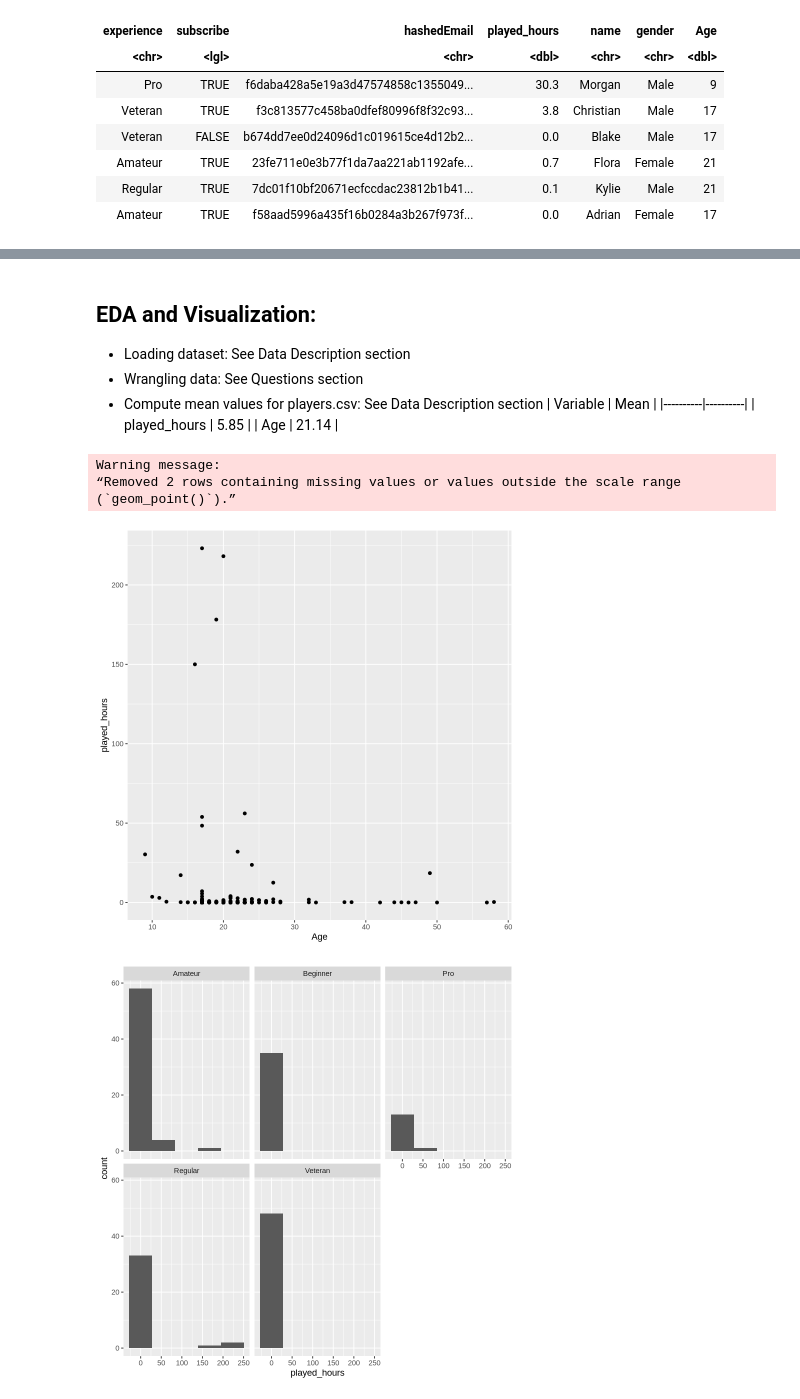
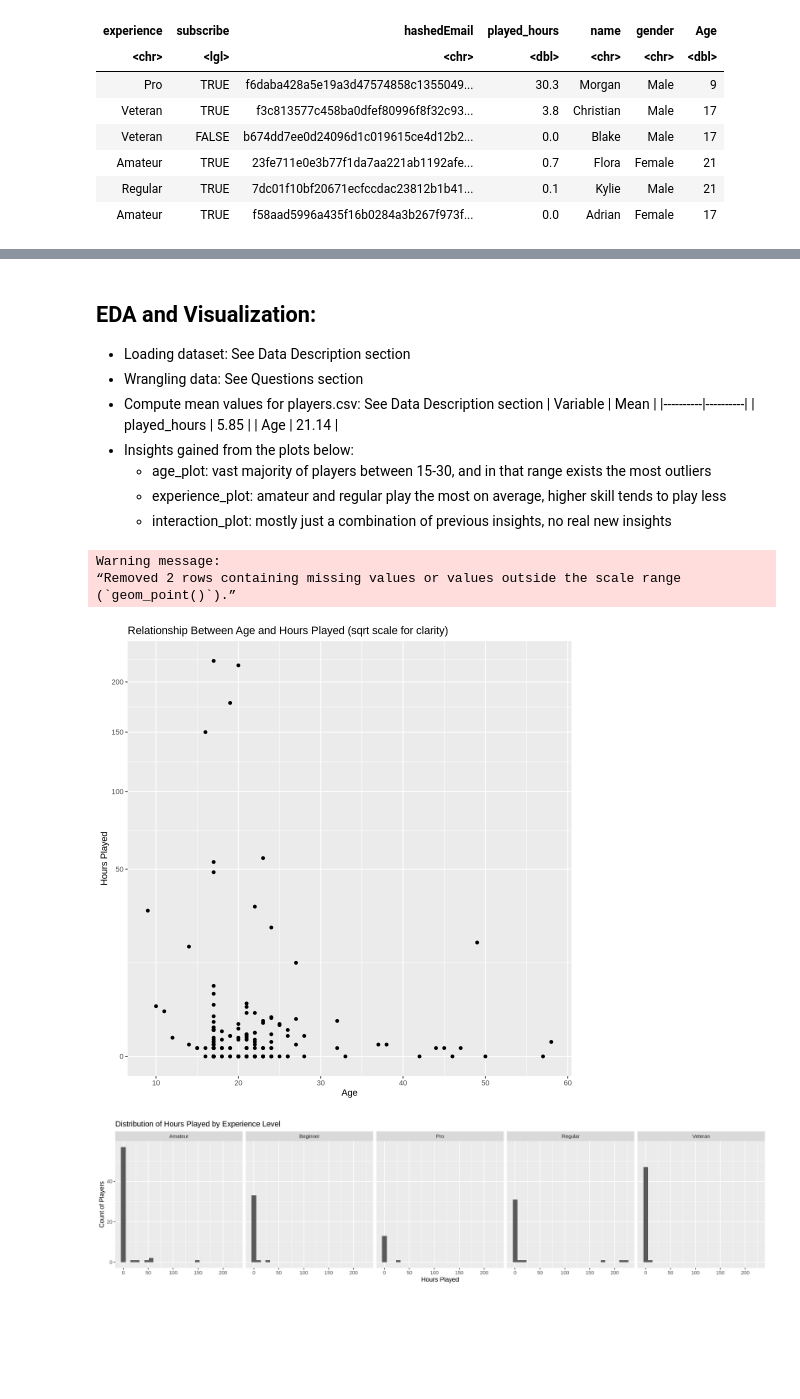
Before and after one commit to Andrewhli06/dsci100-project, a Jupyter notebook: personal_planning_008.ipynb, the cells around one changed output, grey strips where cells are left out. Drawn from its saved outputs; the diff is of its cells as text; code cells hidden in the pictures; blank space fills up the shorter version.

Commit message:
Finished EDA and Visualization, as well as Methods and Plan

```diff
--- a/personal_planning_008.ipynb
+++ b/personal_planning_008.ipynb
@@ -109,23 +111,35 @@ A tibble: 6 × 7
 |----------|----------|
 | played_hours | 5.85 |
 | Age    | 21.14  |
+- Insights gained from the plots below:
+    - age_plot: vast majority of players between 15-30, and in that range exists the most outliers
+    - experience_plot: amateur and regular play the most on average, higher skill tends to play less
+    - interaction_plot: mostly just a combination of previous insights, no real new insights
 # %%
+options(repr.plot.width = 8, repr.plot.height = 8)
+# ignore the warning message, there are 2 NAs which will be imputed later
 age_plot <- data |>
             ggplot(aes(x = Age, y = played_hours)) +
             geom_point() +
-            labs()
+            scale_y_sqrt() + # using sqrt scale so that the small values are more visible
+            labs(title = "Relationship Between Age and Hours Played (sqrt scale for clarity)",
+                 x = "Age",
+                 y = "Hours Played")
 age_plot
 # %% [output]
 Warning message:
 “Removed 2 rows containing missing values or values outside the scale range
 (`geom_point()`).”
-[figure, old version]
+[figure, new version]
 # %%
+options(repr.plot.width = 16, repr.plot.height = 4)
 exp_plot <- data |>
             ggplot(aes(x=played_hours)) +
-            geom_histogram(bins = 5) +
-            facet_wrap(~ experience) +
-            labs()
+            geom_histogram(bins = 25) +
+            facet_wrap(~ experience, nrow = 1) +
+            labs(title = "Distribution of Hours Played by Experience Level",
+                 x = "Hours Played",
+                 y = "Count of Players")
 exp_plot
 # %% [output]
-[figure, old version]
+[figure, new version]
```
Also changed, not shown: parts of 4 cells of this notebook.
